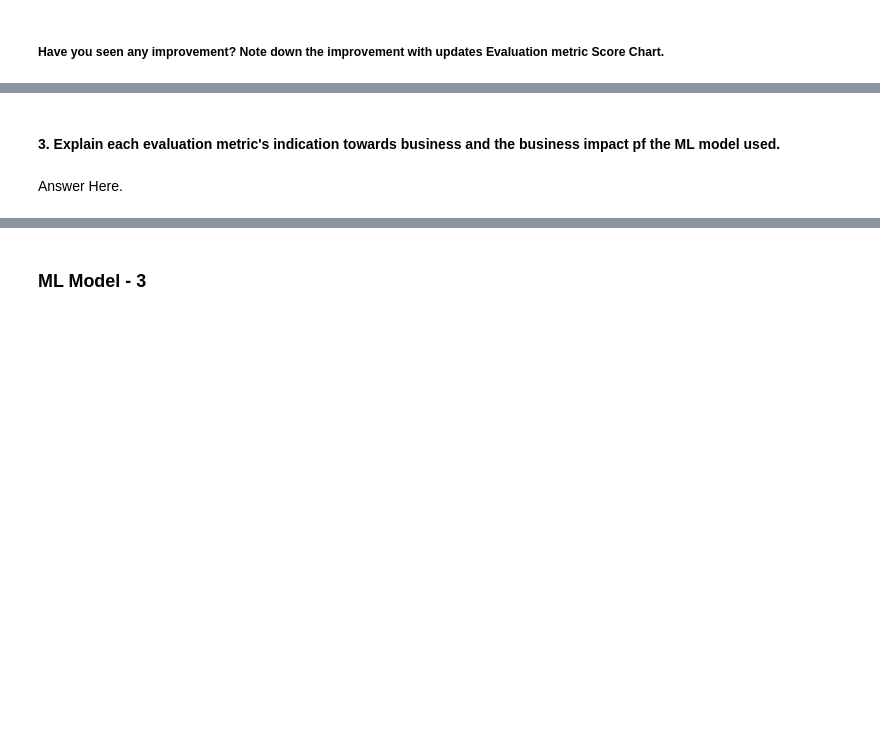
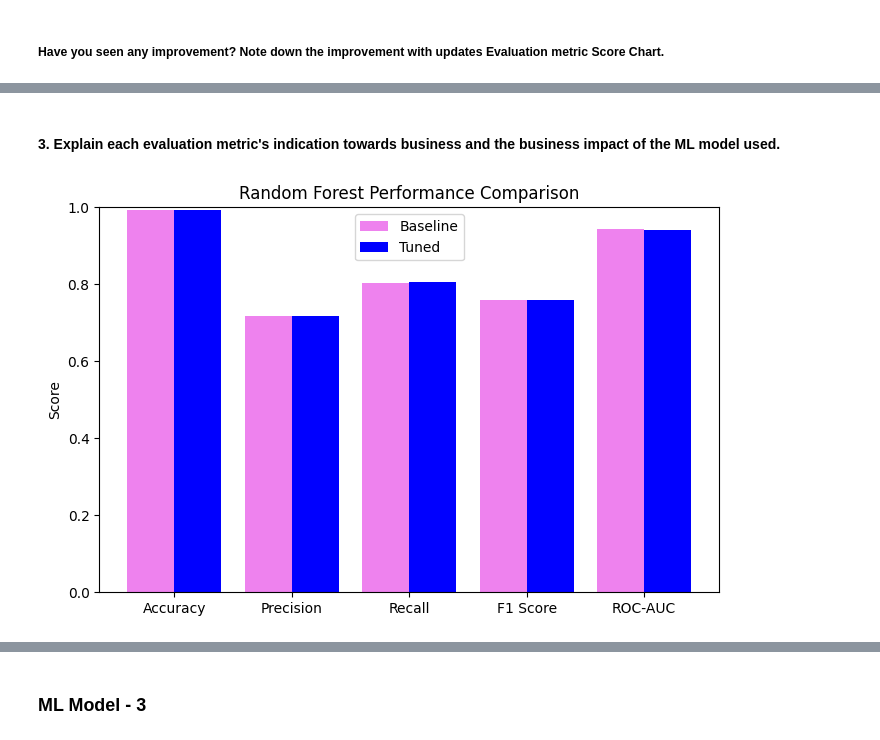
Before and after one commit to Sagarjain93/Machine-Learning-Portfolio, a Jupyter notebook: 03_ML_Practice/Tata_Steel_Machine_Failure_Prediction/02_notebooks/03_machine_learning.ipynb, the cells around one changed output, grey strips where cells are left out. Saved outputs shown, nothing was run; the diff lists cells and outputs as text; code cells hidden in the pictures; blank space fills up the shorter version.

```diff
--- a/03_ML_Practice/Tata_Steel_Machine_Failure_Prediction/02_notebooks/03_machine_learning.ipynb
+++ b/03_ML_Practice/Tata_Steel_Machine_Failure_Prediction/02_notebooks/03_machine_learning.ipynb
@@ -2087,4 +2240,24 @@ Answer Here.
 # %% [markdown]
-#### 3. Explain each evaluation metric's indication towards business and the business impact pf the ML model used.
+#### 3. Explain each evaluation metric's indication towards business and the business impact of the ML model used.
-# %% [markdown]
-Answer Here.
+# %%
+metrics = ['Accuracy','Precision','Recall','F1 Score','ROC-AUC']
+
+baseline_scores_rf = [accuracy_rf, precision_rf, recall_rf, f1_rf, roc_auc_rf]
+tuned_scores_rf = [accuracy_rf_opt, precision_rf_opt, recall_rf_opt, f1_rf_opt, roc_auc_rf_opt]
+
+x = range(len(metrics))
+
+plt.figure(figsize=(8,5))
+
+plt.bar(x, baseline_scores_rf, width=0.4, label='Baseline', color='violet')
+plt.bar([i+0.4 for i in x], tuned_scores_rf, width=0.4, label='Tuned', color='blue')
+
+plt.xticks([i+0.2 for i in x], metrics)
+plt.ylabel("Score")
+plt.title("Random Forest Performance Comparison")
+plt.ylim(0,1)
+plt.legend()
+
+plt.show()
+# %% [output]
+[figure, added]
```
Also changed, not shown: parts of 20 cells of this notebook.
